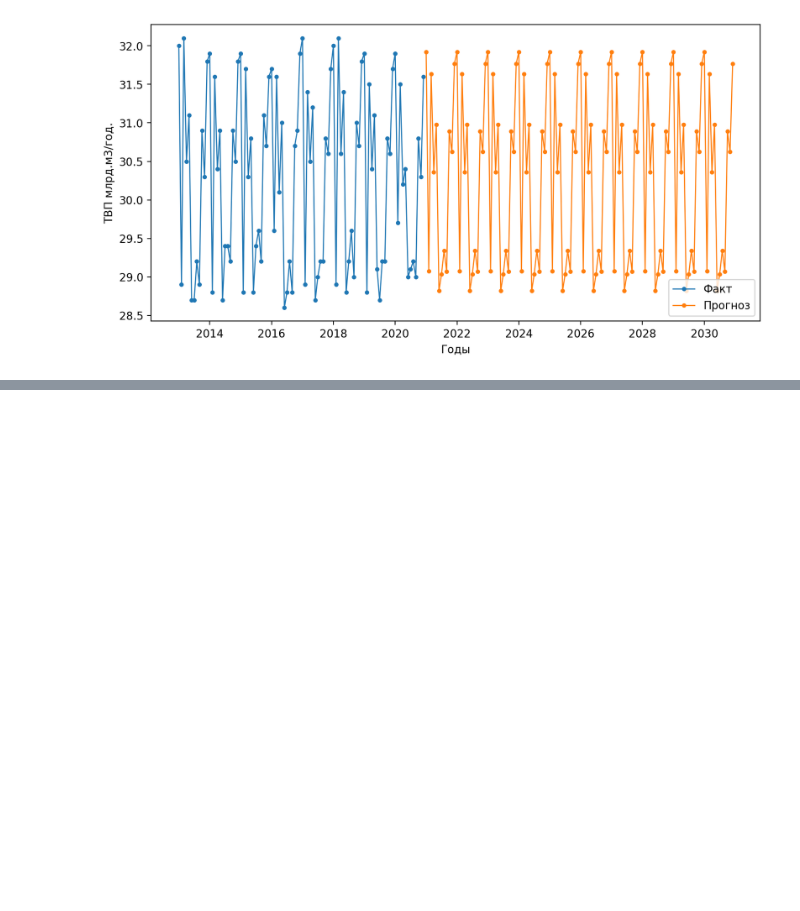
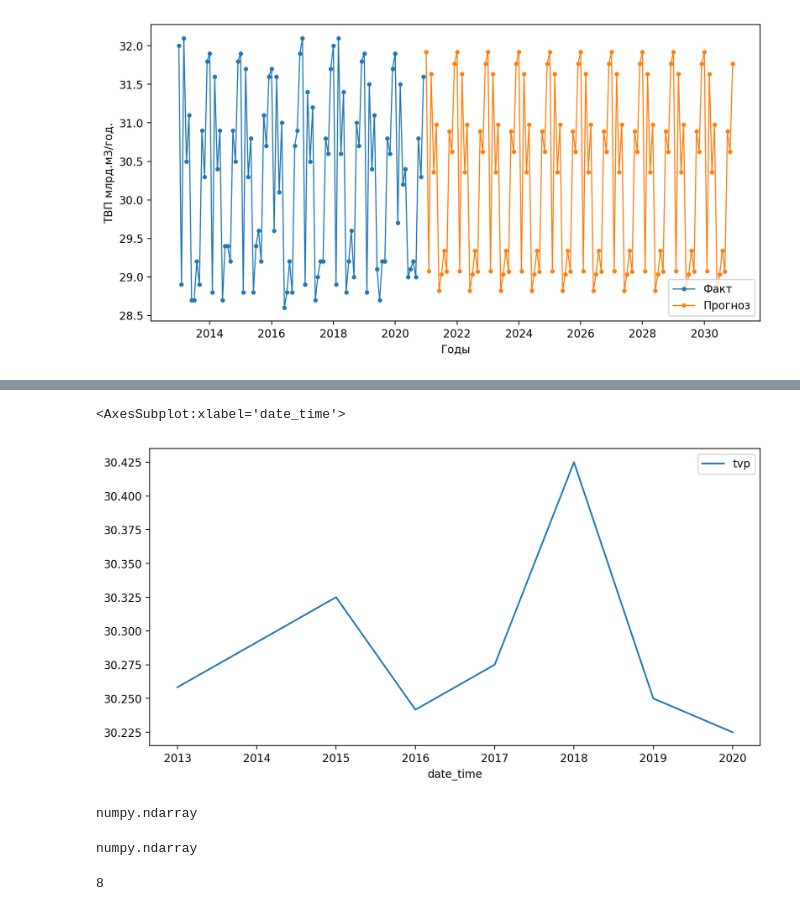
Before and after one commit to stureiko/TFP, a Jupyter notebook: TFP-ML-model.ipynb, the cells around one changed output, grey strips where cells are left out. Drawn from its saved outputs; the diff is of its cells as text; code cells hidden in the pictures; blank space fills up the shorter version.

```diff
--- a/TFP-ML-model.ipynb
+++ b/TFP-ML-model.ipynb
@@ -353,0 +366,3 @@ plt.show()
+# %%
+fact_df = pd.DataFrame(data=fact.groupby(by=fact.index.year).mean(), columns=['tvp'])
+fact_df.head()
@@ -353,0 +377,17 @@ plt.show()
+# %%
+fact_df.plot()
+# %% [output]
+<AxesSubplot:xlabel='date_time'>
+[figure, added]
+# %%
+type(fact_df.values)
+# %% [output]
+numpy.ndarray
+# %%
+type(fact_df.index.values)
+# %% [output]
+numpy.ndarray
+# %%
+len(fact_df.values)
+# %% [output]
+8
```
Also changed, not shown: parts of 8 cells of this notebook.
